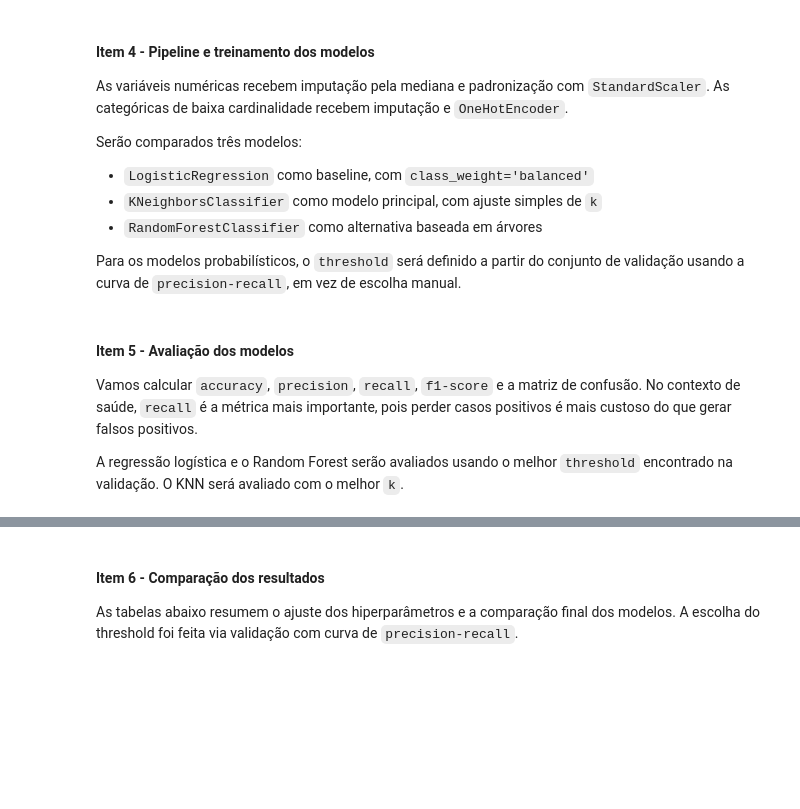
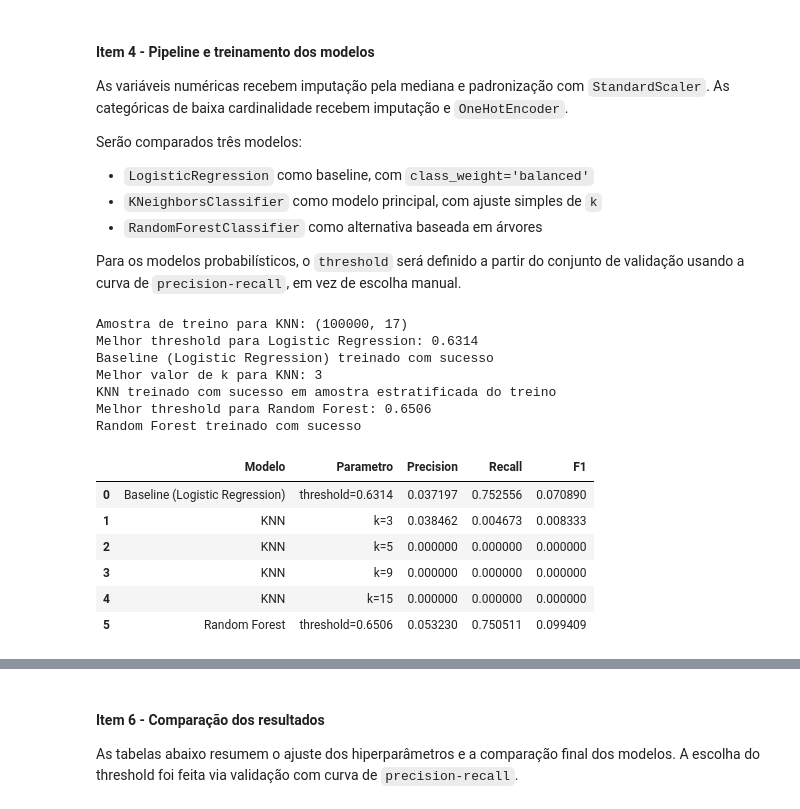
Before and after one commit to igorlealc/ia_tech_challenge_01, a Jupyter notebook: trabalho_parte_6.ipynb, the cells around one changed output, grey strips where cells are left out. Drawn from its saved outputs; the diff is of its cells as text; code cells hidden in the pictures; blank space fills up the shorter version.

Commit message:
análise das métricas

```diff
--- a/trabalho_parte_6.ipynb
+++ b/trabalho_parte_6.ipynb
@@ -248,10 +301,34 @@ def calcular_metricas_por_threshold(y_true, y_scores):
         })
     return pd.DataFrame(rows)
 
-def selecionar_threshold_por_f1(metricas_threshold):
-    idx = metricas_threshold['F1'].idxmax()
-    linha = metricas_threshold.loc[idx]
-    return float(linha['Threshold']), float(linha['Precision']), float(linha['Recall']), float(linha['F1'])
+def selecionar_threshold_por_precision_com_recall_alto(metricas_threshold, recall_minimo=0.75):
+    candidatos = metricas_threshold[metricas_threshold['Recall'] >= recall_minimo].copy()
+
+    if candidatos.empty:
+        candidatos = metricas_threshold.copy()
+        print(
+            f"Nenhum threshold atingiu recall mínimo de {recall_minimo:.2f}. "
+            "Usando o melhor recall disponível."
+        )
+
+        candidatos = candidatos.sort_values(
+            by=['Recall', 'Precision', 'F1'],
+            ascending=[False, False, False]
+        )
+    else:
+        candidatos = candidatos.sort_values(
+            by=['Precision', 'Recall', 'F1'],
+            ascending=[False, False, False]
+        )
+
+    linha = candidatos.iloc[0]
+
+    return (
+        float(linha['Threshold']),
+        float(linha['Precision']),
+        float(linha['Recall']),
+        float(linha['F1'])
+    )
 
 tuning_rows = []
 threshold_rows = []
@@ -266,7 +343,10 @@ val_scores_log = logistic_validation_model.predict_proba(X_val_log)[:, 1]
 log_threshold_df = calcular_metricas_por_threshold(y_val_log, val_scores_log)
 log_threshold_df['Modelo'] = 'Baseline (Logistic Regression)'
 threshold_rows.extend(log_threshold_df.to_dict(orient='records'))
-best_threshold_log, best_precision_log, best_recall_log, best_f1_log = selecionar_threshold_por_f1(log_threshold_df)
+best_threshold_log, best_precision_log, best_recall_log, best_f1_log = selecionar_threshold_por_precision_com_recall_alto(
+    log_threshold_df,
+    recall_minimo=0.75
+)
 tuning_rows.append({
     'Modelo': 'Baseline (Logistic Regression)',
     'Parametro': f'threshold={best_threshold_log:.4f}',
@@ -338,40 +418,51 @@ val_scores_rf = rf_validation_model.predict_proba(X_val_log)[:, 1]
 rf_threshold_df = calcular_metricas_por_threshold(y_val_log, val_scores_rf)
 rf_threshold_df['Modelo'] = 'Random Forest'
 threshold_rows.extend(rf_threshold_df.to_dict(orient='records'))
-best_threshold_rf, best_precision_rf, best_recall_rf, best_f1_rf = selecionar_threshold_por_f1(rf_threshold_df)
+best_threshold_rf, best_precision_rf, best_recall_rf, best_f1_rf = selecionar_threshold_por_precision_com_recall_alto(
+    rf_threshold_df,
+    recall_minimo=0.75
+)
 tuning_rows.append({
     'Modelo': 'Random Forest',
     'Parametro': f'threshold={best_threshold_rf:.4f}',
     'Precision': best_precision_rf,
     'Recall': best_recall_rf,
     'F1': best_f1_rf,
 })
 print(f'Melhor threshold para Random Forest: {best_threshold_rf:.4f}')
 
 model_configs['Random Forest'] = {
     'pipeline': Pipeline([
         ('preprocessor', clone(preprocessor)),
         ('classifier', RandomForestClassifier(
             n_estimators=200,
             max_depth=12,
             min_samples_leaf=10,
             class_weight='balanced_subsample',
             random_state=42,
             n_jobs=-1,
         )),
     ]),
     'threshold': best_threshold_rf,
 }
 model_configs['Random Forest']['pipeline'].fit(X_train, y_train)
 print('Random Forest treinado com sucesso')
 
 tuning_df = pd.DataFrame(tuning_rows)
 threshold_df = pd.DataFrame(threshold_rows)
 tuning_df.sort_values(by=['Modelo', 'F1', 'Recall'], ascending=[True, False, False]).reset_index(drop=True)
+# %% [output]
+Amostra de treino para KNN: (100000, 17)
+Melhor threshold para Logistic Regression: 0.6314
+Baseline (Logistic Regression) treinado com sucesso
+Melhor valor de k para KNN: 3
+KNN treinado com sucesso em amostra estratificada do treino
+Melhor threshold para Random Forest: 0.6506
+Random Forest treinado com sucesso
+|  | Modelo | Parametro | Precision | Recall | F1 |
+| 0 | Baseline (Logistic Regression) | threshold=0.6314 | 0.037197 | 0.752556 | 0.070890 |
+| 1 | KNN | k=3 | 0.038462 | 0.004673 | 0.008333 |
+| 2 | KNN | k=5 | 0.000000 | 0.000000 | 0.000000 |
+| 3 | KNN | k=9 | 0.000000 | 0.000000 | 0.000000 |
+| 4 | KNN | k=15 | 0.000000 | 0.000000 | 0.000000 |
+| 5 | Random Forest | threshold=0.6506 | 0.053230 | 0.750511 | 0.099409 |
-# %% [markdown]
-#### Item 5 - Avaliação dos modelos
-
-Vamos calcular `accuracy`, `precision`, `recall`, `f1-score` e a matriz de confusão.
-No contexto de saúde, `recall` é a métrica mais importante, pois perder casos positivos é mais custoso do que gerar falsos positivos.
-
-A regressão logística e o Random Forest serão avaliados usando o melhor `threshold` encontrado na validação. O KNN será avaliado com o melhor `k`.
```
Also changed, not shown: parts of 11 cells of this notebook.
